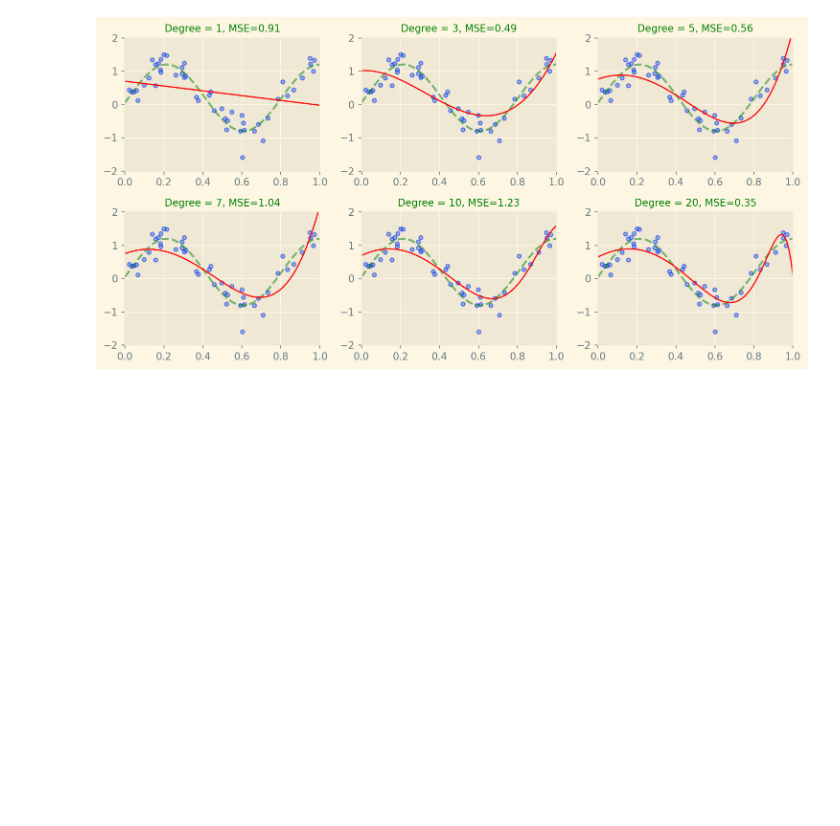
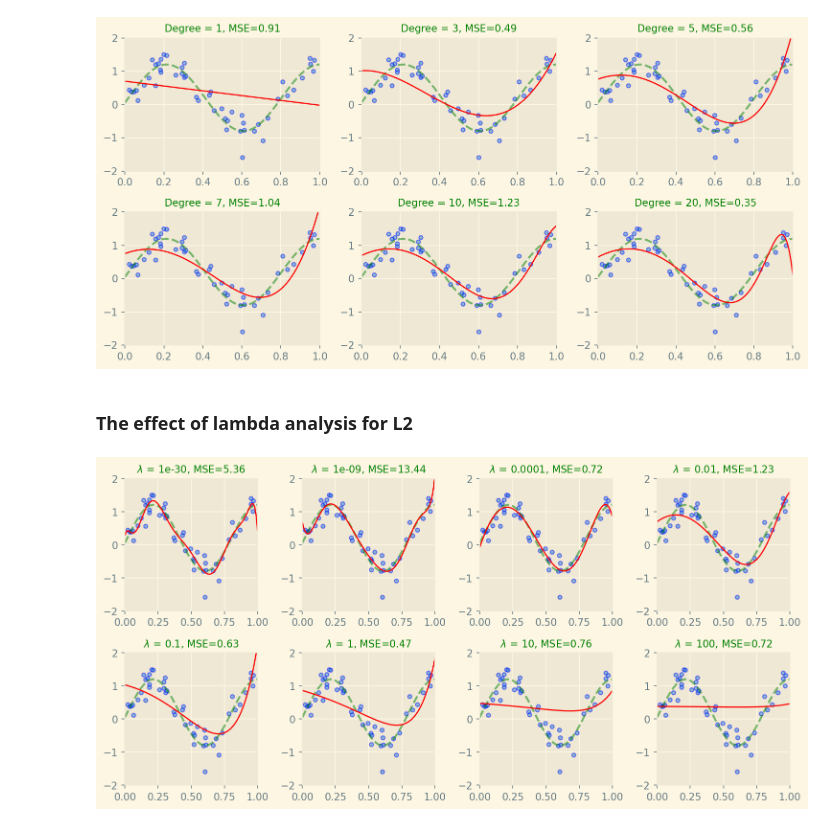
Before and after one commit to codingjustfortest/Logistic-Regression----BiShop-example, a Jupyter notebook: Overfitting-Regularization.ipynb, the cells around one changed output. Cells and saved outputs as stored; diff of their text form; code cells hidden in the pictures; blank space fills up the shorter version.

Commit message:
Commit the effect of lambda analysis for Ridge

```diff
--- a/Overfitting-Regularization.ipynb
+++ b/Overfitting-Regularization.ipynb
@@ -143,3 +143,27 @@ for d in degrees:
 plt.show()
 # %% [output]
 [figure]
+# %% [markdown]
+### The effect of lambda analysis for L2
+# %%
+lmbdas = [1e-30, 1e-9, 1e-4, 1e-2, 1e-1, 1, 10, 100]
+plt.figure()
+d = 10
+for lmbda in lmbdas:
+    model = fit_poly_L2_reg(degree=d, lmbda=lmbda)
+    scores = cross_val_score(model, x[:, None], y, scoring="neg_mean_squared_error", cv=10)
+
+    # plot data and model
+    plt.subplot(2, 4, lmbdas.index(lmbda) + 1)
+    plt.tight_layout()
+    x_test = np.linspace(0, 1, 100)
+    plt.plot(x_test, f(x_test), 'g--', label="Target", alpha=0.5)
+    plt.scatter(x, y, s=15, edgecolor='b', alpha=0.5, label="Samples")
+    plt.plot(x_test, model.predict(x_test[:, None]), 'r', lw=1.2, label="Predicted")
+    plt.xlim((0, 1))
+    plt.ylim((-2, 2))
+    plt.title("$\lambda$ = {}, MSE={:.2f}".format(lmbda, -scores.mean()), fontsize=10, color="green")
+
+plt.show()
+# %% [output]
+[figure, added]
```
Also changed, not shown: parts of 2 cells of this notebook.
